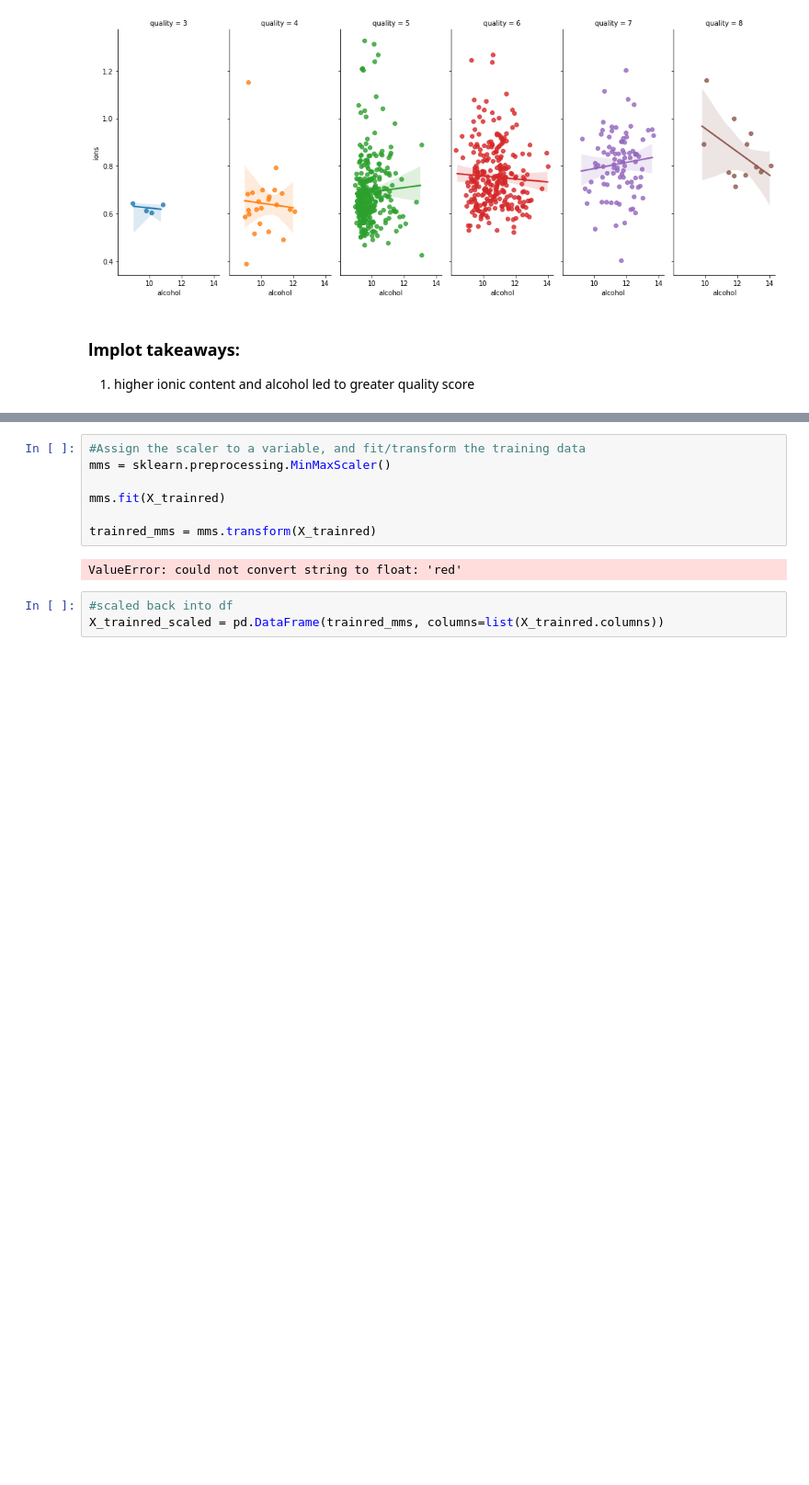
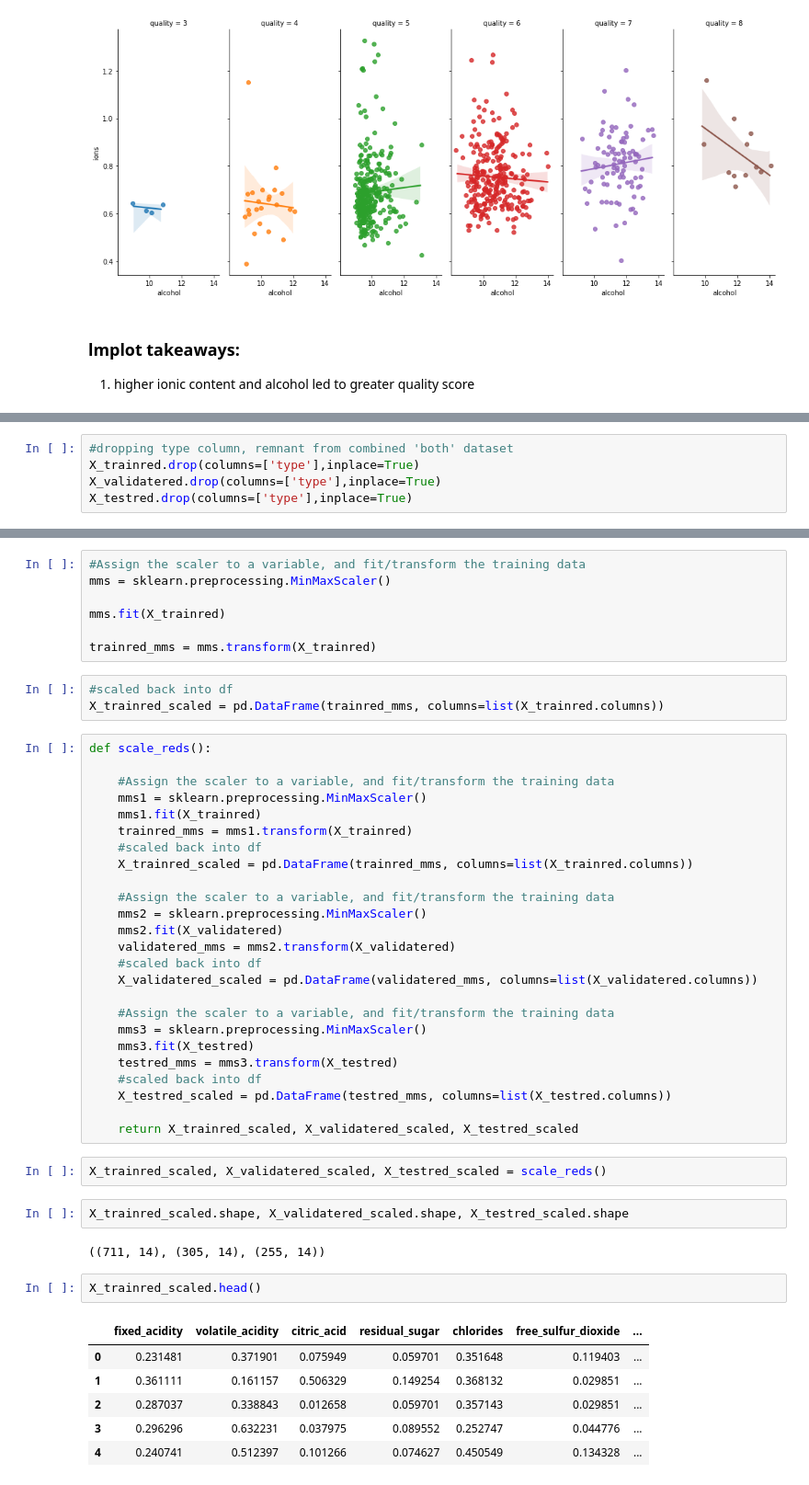
Before and after one commit to MrEnigmamgine/jtl_wine_quality, a Jupyter notebook: final_red_nb.ipynb, the cells around one changed output, grey strips where cells are left out. Shown at 92% size. Drawn from its saved outputs; the diff is of its cells as text; blank space fills up the shorter version.

```diff
--- a/final_red_nb.ipynb
+++ b/final_red_nb.ipynb
@@ -693,0 +505,5 @@ g = sns.lmplot(x="alcohol", y="ions", hue="quality", col="quality",
+# %%
+#dropping type column, remnant from combined 'both' dataset
+X_trainred.drop(columns=['type'],inplace=True)
+X_validatered.drop(columns=['type'],inplace=True)
+X_testred.drop(columns=['type'],inplace=True)
@@ -698,8 +523,46 @@ mms = sklearn.preprocessing.MinMaxScaler()
 mms.fit(X_trainred)
 
 trainred_mms = mms.transform(X_trainred)
-# %% [output]
-ValueError: could not convert string to float: 'red'
 # %%
 #scaled back into df
 X_trainred_scaled = pd.DataFrame(trainred_mms, columns=list(X_trainred.columns))
+# %%
+def scale_reds():
+
+    #Assign the scaler to a variable, and fit/transform the training data
+    mms1 = sklearn.preprocessing.MinMaxScaler()
+    mms1.fit(X_trainred)
+    trainred_mms = mms1.transform(X_trainred)
+    #scaled back into df
+    X_trainred_scaled = pd.DataFrame(trainred_mms, columns=list(X_trainred.columns))
+
+    #Assign the scaler to a variable, and fit/transform the training data
+    mms2 = sklearn.preprocessing.MinMaxScaler()
+    mms2.fit(X_validatered)
+    validatered_mms = mms2.transform(X_validatered)
+    #scaled back into df
+    X_validatered_scaled = pd.DataFrame(validatered_mms, columns=list(X_validatered.columns))
+
+    #Assign the scaler to a variable, and fit/transform the training data
+    mms3 = sklearn.preprocessing.MinMaxScaler()
+    mms3.fit(X_testred)
+    testred_mms = mms3.transform(X_testred)
+    #scaled back into df
+    X_testred_scaled = pd.DataFrame(testred_mms, columns=list(X_testred.columns))
+
+    return X_trainred_scaled, X_validatered_scaled, X_testred_scaled
+# %%
+X_trainred_scaled, X_validatered_scaled, X_testred_scaled = scale_reds()
+# %%
+X_trainred_scaled.shape, X_validatered_scaled.shape, X_testred_scaled.shape
+# %% [output]
+((711, 14), (305, 14), (255, 14))
+# %%
+X_trainred_scaled.head()
+# %% [output]
+|  | fixed_acidity | volatile_acidity | citric_acid | residual_sugar | chlorides | free_sulfur_dioxide | ... |
+| 0 | 0.231481 | 0.371901 | 0.075949 | 0.059701 | 0.351648 | 0.119403 | ... |
+| 1 | 0.361111 | 0.161157 | 0.506329 | 0.149254 | 0.368132 | 0.029851 | ... |
+| 2 | 0.287037 | 0.338843 | 0.012658 | 0.059701 | 0.357143 | 0.029851 | ... |
+| 3 | 0.296296 | 0.632231 | 0.037975 | 0.089552 | 0.252747 | 0.044776 | ... |
+| 4 | 0.240741 | 0.512397 | 0.101266 | 0.074627 | 0.450549 | 0.134328 | ... |
```
Also changed, not shown: parts of 37 cells of this notebook.
